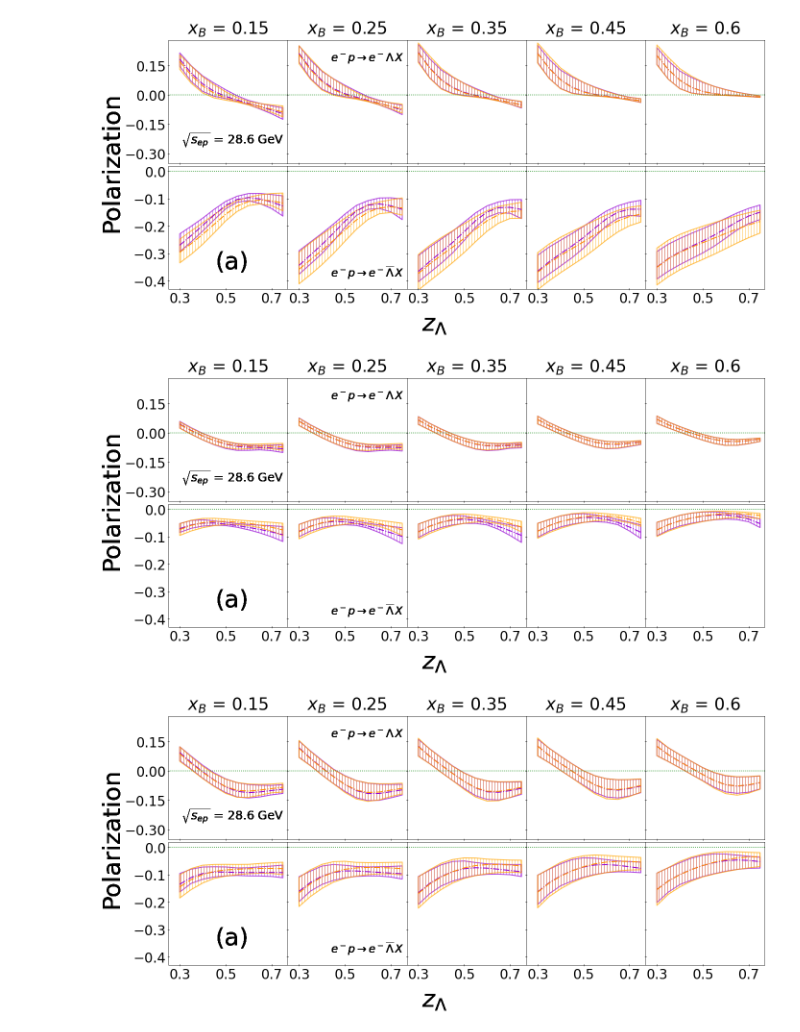
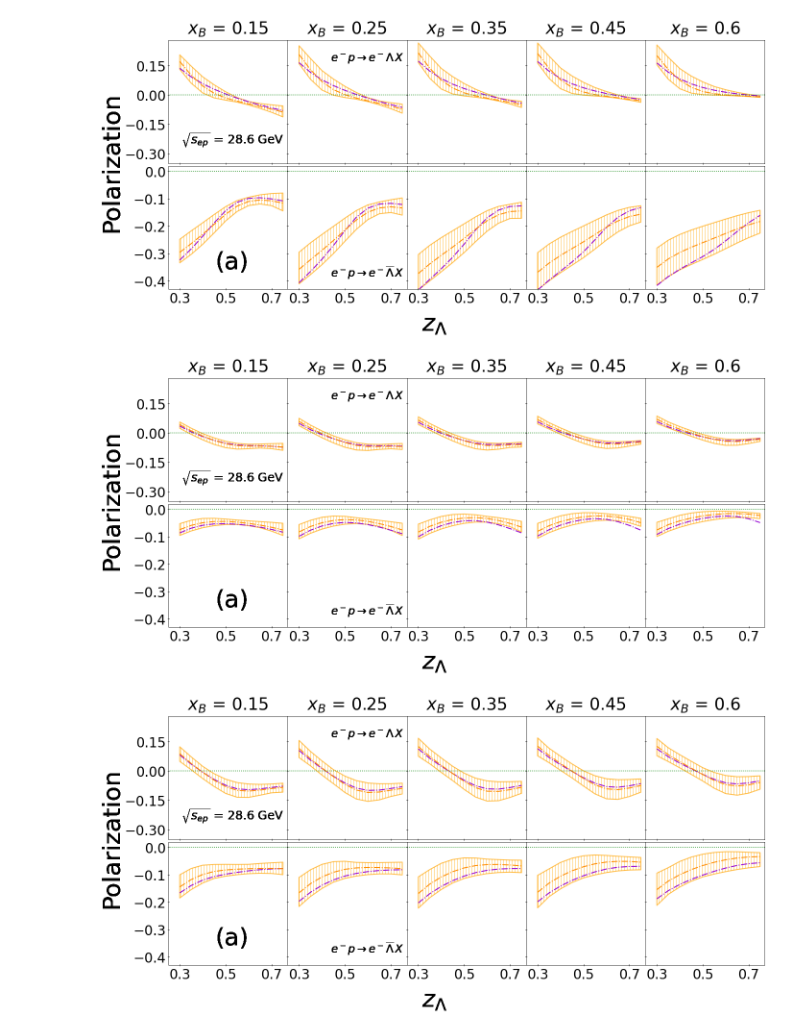
Before and after one commit to zaccheddu/SIDIS_epem, a Jupyter notebook: def_convolution_sidis_PV17_beam_en/grid_&_plot_dfs_stime_compare.ipynb, the cells around one changed output. Drawn from its saved outputs; the diff is of its cells as text; code cells hidden in the pictures.

```diff
--- a/def_convolution_sidis_PV17_beam_en/grid_&_plot_dfs_stime_compare.ipynb
+++ b/def_convolution_sidis_PV17_beam_en/grid_&_plot_dfs_stime_compare.ipynb
@@ -194,7 +194,7 @@ for xs,ax in zip(xb,axes):
         #ax.fill_between(dt12.z1,dt22.maxx,dt22.mins,label='(2)',linewidth=fit_l,color="none",hatch="x",edgecolor="orange", alpha=0.7)
 
         ax.plot(dt12.z1,dt32.conv,label='_(3)',linewidth=fit_l,linestyle='-.',color='darkviolet')
-        ax.fill_between(dt12.z1,dt32.maxx,dt32.mins,label='(3)',linewidth=fit_l,color="none",hatch="||",edgecolor="darkviolet", alpha=0.7)
+        #ax.fill_between(dt12.z1,dt32.maxx,dt32.mins,label='(3)',linewidth=fit_l,color="none",hatch="||",edgecolor="darkviolet", alpha=0.7)
 
         ax.plot(dt12.z1,dt32_or.conv,label='_(3)',linewidth=fit_l,linestyle='-.',color='darkorange')
         ax.fill_between(dt12.z1,dt32_or.maxx,dt32_or.mins,label='(3)',linewidth=fit_l,color="none",hatch="||",edgecolor="orange", alpha=0.7)
@@ -234,41 +234,41 @@ for xs,ax in zip(xb,axes):
         #ax.fill_between(dt1.z1,dt2.maxx,dt2.mins,linewidth=fit_l,color="none",hatch="x",edgecolor="orange", alpha=0.7)
         #
         ax.plot(dt1.z1,dt3.conv,label='_nolegend_',linewidth=fit_l,linestyle='-.',color='darkviolet')
-        ax.fill_between(dt1.z1,dt3.maxx,dt3.mins,linewidth=fit_l,color="none",hatch="||",edgecolor="darkviolet", alpha=0.7)
+        #ax.fill_between(dt1.z1,dt3.maxx,dt3.mins,linewidth=fit_l,color="none",hatch="||",edgecolor="darkviolet", alpha=0.7)
 
         ax.plot(dt1.z1,dt3_or.conv,label='_nolegend_',linewidth=fit_l,linestyle='-.',color='darkorange')
         ax.fill_between(dt1.z1,dt3_or.maxx,dt3_or.mins,linewidth=fit_l,color="none",hatch="||",edgecolor="orange", alpha=0.7)
 
         axhline(linewidth=1.5, ls=':', color='g')
         ax.set_ylim(lim2)
         ax.locator_params(nbins=6, axis='y')
         #ax.locator_params(nbins=5, axis='x')
         #ax.set_xticklabels([0.35,0.45,0.55,0.65])
         plt.xticks(np.arange(0.3, 0.75+.25, .2))
 
         ax.tick_params(axis='both',direction='inout', which='major', labelsize=28)
         if ct >6: ax.set_yticklabels([])
     ax.set_xlim(limx)
     #if ct ==5 :legend(loc='upper right',bbox_to_anchor=(1.,1), fontsize=22,frameon=True),
     #if ct ==10 :legend(loc='upper right',bbox_to_anchor=(1.,0.25), fontsize=22,frameon=True),
     #if ct==1:ylabel('Polarization',size=y_lbl)
     #ax.set_ylim(lim)
     ct+=1
     fig.text(0.5, 0.1, r'$z_{\Lambda}$', ha='center',size=x_lbl)
     fig.text(0.2, 0.25, '(a)', ha='center',size=x_lbl)
     fig.text(0.02, 0.35, 'Polarization',rotation=90, ha='center',size=y_lbl)
     fig.text(0.2, 0.55, '$\sqrt{s_{ep}}$ = '+str(sep)+' GeV', ha='center',size=25)
     fig.text(0.4, 0.75, r'$e^-p \rightarrow e^-\Lambda\, X$', ha='center',size=23)
     fig.text(0.4, 0.23, r'$e^-p \rightarrow e^-\overline{\Lambda}\, X$', ha='center',size=23)
 
     #fig.text(0.7, 0.65, 'Q = '+str(scale), ha='center',size=25)
 
 fig.subplots_adjust(top=0.8,bottom=0.2,left=0.105,right=0.99,hspace=0.02,wspace=0.0)
 fig.set_size_inches(19.5, 12, forward=True)
 fig.savefig('fit_parameters/stime_fr/Lb_prot_'+str(sep)+'_bands2_or3.pdf')
 fig.savefig('fit_parameters/stime_fr/Lb_prot_'+str(sep)+'_bands2_or3.png')
 # %% [output]
-[figure, old version]
+[figure, new version]
 # %%
 ct=1
 xb=[0.15, 0.25, 0.35, 0.45, 0.6 , 0.15, 0.25, 0.35, 0.45, 0.6 ]
@@ -311,7 +311,7 @@ for xs,ax in zip(xb,axes):
         #ax.fill_between(dt12.z1,dt22.maxx,dt22.mins,label='(2)',linewidth=fit_l,color="none",hatch="x",edgecolor="orange", alpha=0.7)
 
         ax.plot(dt12.z1,dt12.conv,label='_(3)',linewidth=fit_l,linestyle='-.',color='darkviolet')
-        ax.fill_between(dt12.z1,dt12.maxx,dt12.mins,label='(3)',linewidth=fit_l,color="none",hatch="||",edgecolor="darkviolet", alpha=0.7)
+        #ax.fill_between(dt12.z1,dt12.maxx,dt12.mins,label='(3)',linewidth=fit_l,color="none",hatch="||",edgecolor="darkviolet", alpha=0.7)
 
         ax.plot(dt12.z1,dt12_or.conv,label='_(3)',linewidth=fit_l,linestyle='-.',color='darkorange')
         ax.fill_between(dt12.z1,dt12_or.maxx,dt12_or.mins,label='(3)',linewidth=fit_l,color="none",hatch="||",edgecolor="orange", alpha=0.7)
@@ -351,7 +351,7 @@ for xs,ax in zip(xb,axes):
         #ax.fill_between(dt1.z1,dt2.maxx,dt2.mins,linewidth=fit_l,color="none",hatch="x",edgecolor="orange", alpha=0.7)
         #
         ax.plot(dt1.z1,dt1.conv,label='_nolegend_',linewidth=fit_l,linestyle='-.',color='darkviolet')
-        ax.fill_between(dt1.z1,dt1.maxx,dt1.mins,linewidth=fit_l,color="none",hatch="||",edgecolor="darkviolet", alpha=0.7)
+        #ax.fill_between(dt1.z1,dt1.maxx,dt1.mins,linewidth=fit_l,color="none",hatch="||",edgecolor="darkviolet", alpha=0.7)
 
         ax.plot(dt1.z1,dt1_or.conv,label='_nolegend_',linewidth=fit_l,linestyle='-.',color='darkorange')
         ax.fill_between(dt1.z1,dt1_or.maxx,dt1_or.mins,linewidth=fit_l,color="none",hatch="||",edgecolor="orange", alpha=0.7)
@@ -385,7 +385,7 @@ fig.set_size_inches(19.5, 12, forward=True)
 fig.savefig('fit_parameters/stime_fr/Lb_prot_'+str(sep)+'_bands2_or1.pdf')
 fig.savefig('fit_parameters/stime_fr/Lb_prot_'+str(sep)+'_bands2_or1.png')
 # %% [output]
-[figure, old version]
+[figure, new version]
 # %%
 ct=1
 xb=[0.15, 0.25, 0.35, 0.45, 0.6 , 0.15, 0.25, 0.35, 0.45, 0.6 ]
@@ -428,7 +428,7 @@ for xs,ax in zip(xb,axes):
         #ax.fill_between(dt12.z1,dt22.maxx,dt22.mins,label='(2)',linewidth=fit_l,color="none",hatch="x",edgecolor="orange", alpha=0.7)
 
         ax.plot(dt12.z1,dt22.conv,label='_(3)',linewidth=fit_l,linestyle='-.',color='darkviolet')
-        ax.fill_between(dt12.z1,dt22.maxx,dt22.mins,label='(3)',linewidth=fit_l,color="none",hatch="||",edgecolor="darkviolet", alpha=0.7)
+        #ax.fill_between(dt12.z1,dt22.maxx,dt22.mins,label='(3)',linewidth=fit_l,color="none",hatch="||",edgecolor="darkviolet", alpha=0.7)
 
         ax.plot(dt12.z1,dt22_or.conv,label='_(3)',linewidth=fit_l,linestyle='-.',color='darkorange')
         ax.fill_between(dt12.z1,dt22_or.maxx,dt22_or.mins,label='(3)',linewidth=fit_l,color="none",hatch="||",edgecolor="orange", alpha=0.7)
@@ -468,7 +468,7 @@ for xs,ax in zip(xb,axes):
         #ax.fill_between(dt1.z1,dt2.maxx,dt2.mins,linewidth=fit_l,color="none",hatch="x",edgecolor="orange", alpha=0.7)
         #
         ax.plot(dt1.z1,dt2.conv,label='_nolegend_',linewidth=fit_l,linestyle='-.',color='darkviolet')
-        ax.fill_between(dt1.z1,dt2.maxx,dt2.mins,linewidth=fit_l,color="none",hatch="||",edgecolor="darkviolet", alpha=0.7)
+        #ax.fill_between(dt1.z1,dt2.maxx,dt2.mins,linewidth=fit_l,color="none",hatch="||",edgecolor="darkviolet", alpha=0.7)
 
         ax.plot(dt1.z1,dt2_or.conv,label='_nolegend_',linewidth=fit_l,linestyle='-.',color='darkorange')
         ax.fill_between(dt1.z1,dt2_or.maxx,dt2_or.mins,linewidth=fit_l,color="none",hatch="||",edgecolor="orange", alpha=0.7)
@@ -502,4 +502,4 @@ fig.set_size_inches(19.5, 12, forward=True)
 fig.savefig('fit_parameters/stime_fr/Lb_prot_'+str(sep)+'_bands2_or2.pdf')
 fig.savefig('fit_parameters/stime_fr/Lb_prot_'+str(sep)+'_bands2_or2.png')
 # %% [output]
-[figure, old version]
+[figure, new version]
```
Also changed, not shown: parts of 1 cell of this notebook, 40 other files.
